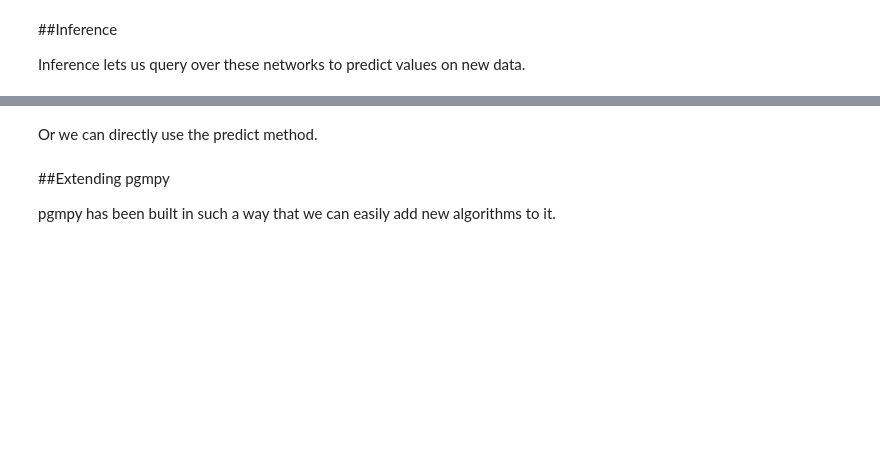
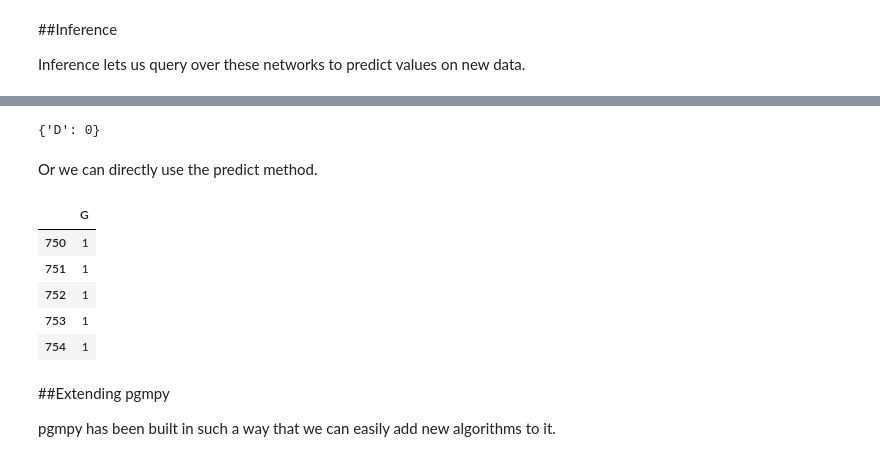
Before and after one commit to ankurankan/scipy_pgmpy, a Jupyter notebook: Presentation.ipynb, the cells around one changed output, grey strips where cells are left out. Cells and saved outputs as stored; diff of their text form; code cells hidden in the pictures; blank space fills up the shorter version.

```diff
--- a/Presentation.ipynb
+++ b/Presentation.ipynb
@@ -107,11 +146,22 @@ model_infer.map_query('D')
+# %%
+model_infer.map_query('D', evidence={'I': 0, 'G': 0, 'L': 1, 'S': 1})
+# %% [output]
+{'D': 0}
 # %% [markdown]
 Or we can directly use the predict method.
 # %%
 test_data = data[750:]
-test_data.drop('G', axis=1, inplace=True)
+test_data = test_data.drop('G', axis=1)
 results = student_model.predict(test_data)
 
 results.head()
+# %% [output]
+|  | G |
+| 750 | 1 |
+| 751 | 1 |
+| 752 | 1 |
+| 753 | 1 |
+| 754 | 1 |
 # %% [markdown]
 ##Extending pgmpy
 
```
Also changed, not shown: parts of 14 cells of this notebook.
